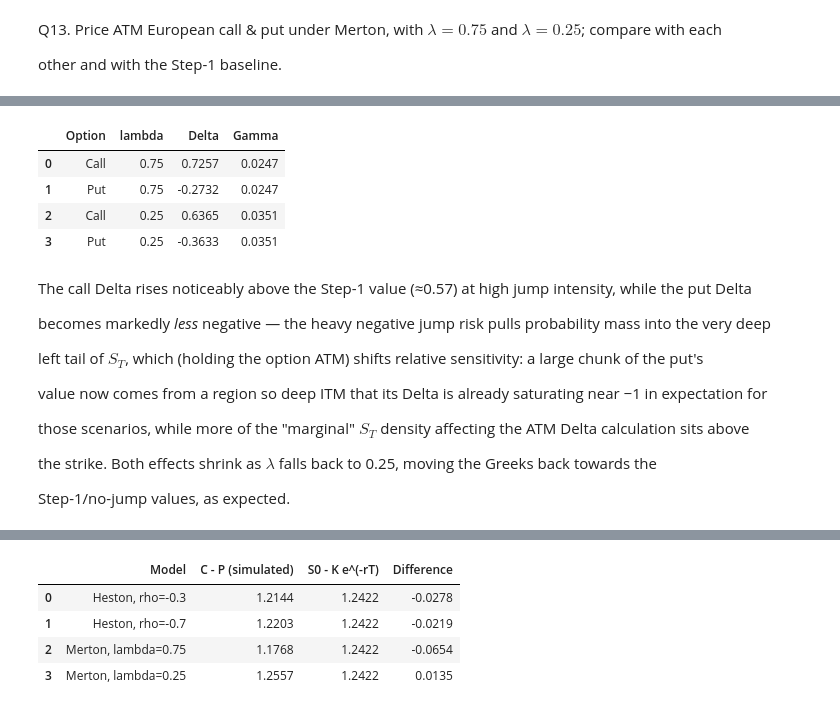
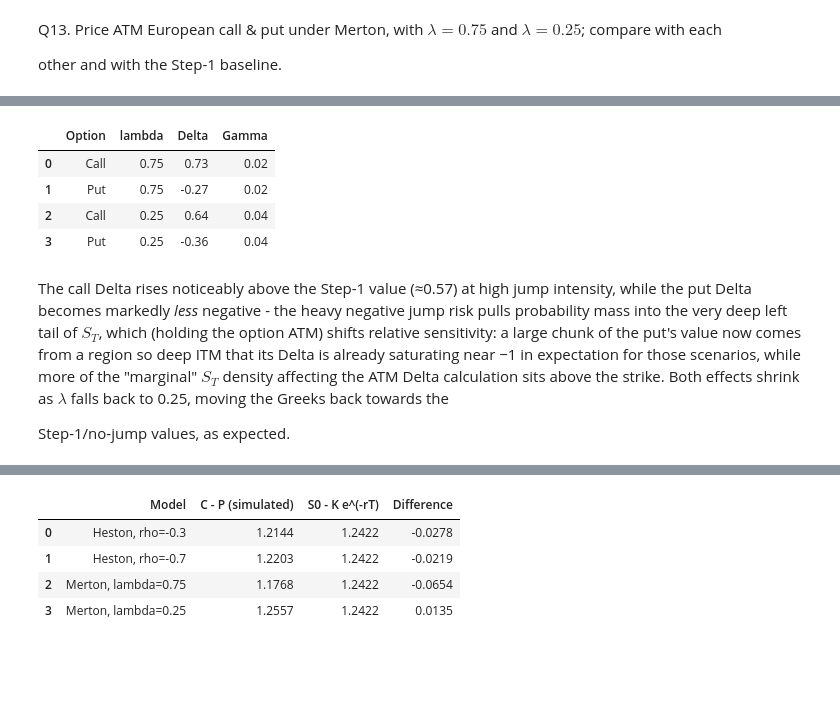
Before and after one commit to gurureryne17/HACS409-R234881Y-GURURE-RYNE-Assignment, a Jupyter notebook: R234881Y.ipynb, the cells around one changed output, grey strips where cells are left out. Saved outputs shown, nothing was run; the diff lists cells and outputs as text; code cells hidden in the pictures; blank space fills up the shorter version.

```diff
--- a/R234881Y.ipynb
+++ b/R234881Y.ipynb
@@ -887,8 +543,8 @@ rows = []
 for rho in (-0.30, -0.70):
     dC, gC = heston_greeks_mc(S0, K0, r, V0_H, KAPPA_H, THETA_H, XI_H, rho, T, "call", n_paths=60000)
     dP, gP = heston_greeks_mc(S0, K0, r, V0_H, KAPPA_H, THETA_H, XI_H, rho, T, "put",  n_paths=60000)
-    rows.append(["Call", rho, round(dC, 4), round(gC, 4)])
-    rows.append(["Put",  rho, round(dP, 4), round(gP, 4)])
+    rows.append(["Call", rho, round(dC, 2), round(gC, 2)])
+    rows.append(["Put",  rho, round(dP, 2), round(gP, 2)])
 tab_q12 = pd.DataFrame(rows, columns=["Option", "rho", "Delta", "Gamma"])
 
 tab_q12
@@ -1079,8 +674,8 @@ for lam in (0.75, 0.25):
 
     pp, sep = merton_price_mc(S0, K0, r, SIGMA, MU_J, DELTA_J, lam, T, "put")
     merton_prices[lam] = dict(call=pc, put=pp)
-    rows.append(["Call", lam, round(pc, 2), round(sec, 4)])
-    rows.append(["Put",  lam, round(pp, 2), round(sep, 4)])
+    rows.append(["Call", lam, round(pc, 2), round(sec, 2)])
+    rows.append(["Put",  lam, round(pp, 2), round(sep, 2)])
 rows.append(["Call", "n/a (Step 1, constant vol)", round(pc_eu, 2), 0.0])
 rows.append(["Put",  "n/a (Step 1, constant vol)", round(pp_eu, 2), 0.0])
 
@@ -1187,67 +705,26 @@ Q14. Delta & Gamma for each of the Q13 options.
 # %%
 rows = []
 for lam in (0.75, 0.25):
     dC, gC = merton_greeks_mc(S0, K0, r, SIGMA, MU_J, DELTA_J, lam, T, "call", n_paths=60000)
     dP, gP = merton_greeks_mc(S0, K0, r, SIGMA, MU_J, DELTA_J, lam, T, "put",  n_paths=60000)
-    rows.append(["Call", lam, round(dC, 4), round(gC, 4)])
-    rows.append(["Put",  lam, round(dP, 4), round(gP, 4)])
+    rows.append(["Call", lam, round(dC, 2), round(gC, 2)])
+    rows.append(["Put",  lam, round(dP, 2), round(gP, 2)])
 
 tab_q14 = pd.DataFrame(rows, columns=["Option", "lambda", "Delta", "Gamma"])
 tab_q14
 # %% [output]
 |  | Option | lambda | Delta | Gamma |
-| 0 | Call | 0.75 | 0.7257 | 0.0247 |
-| 1 | Put | 0.75 | -0.2732 | 0.0247 |
-| 2 | Call | 0.25 | 0.6365 | 0.0351 |
-| 3 | Put | 0.25 | -0.3633 | 0.0351 |
+| 0 | Call | 0.75 | 0.73 | 0.02 |
+| 1 | Put | 0.75 | -0.27 | 0.02 |
+| 2 | Call | 0.25 | 0.64 | 0.04 |
+| 3 | Put | 0.25 | -0.36 | 0.04 |
 # %% [markdown]
 The call Delta rises noticeably above the Step-1 value (≈0.57) at high jump intensity, while the put Delta
-
-
-
-
-
-
-
-becomes markedly *less* negative — the heavy negative jump risk pulls probability mass into the very deep
-
-
-
-
-
-
-
+becomes markedly *less* negative - the heavy negative jump risk pulls probability mass into the very deep
 left tail of $S_T$, which (holding the option ATM) shifts relative sensitivity: a large chunk of the put's
-
-
-
-
-
-
-
 value now comes from a region so deep ITM that its Delta is already saturating near −1 in expectation for
-
-
-
-
-
-
-
 those scenarios, while more of the "marginal" $S_T$ density affecting the ATM Delta calculation sits above
-
-
-
-
-
-
-
 the strike. Both effects shrink as $\lambda$ falls back to 0.25, moving the Greeks back towards the
 
-
-
-
-
-
-
 Step-1/no-jump values, as expected.
 # %% [markdown]
```
Also changed, not shown: parts of 28 cells of this notebook.
